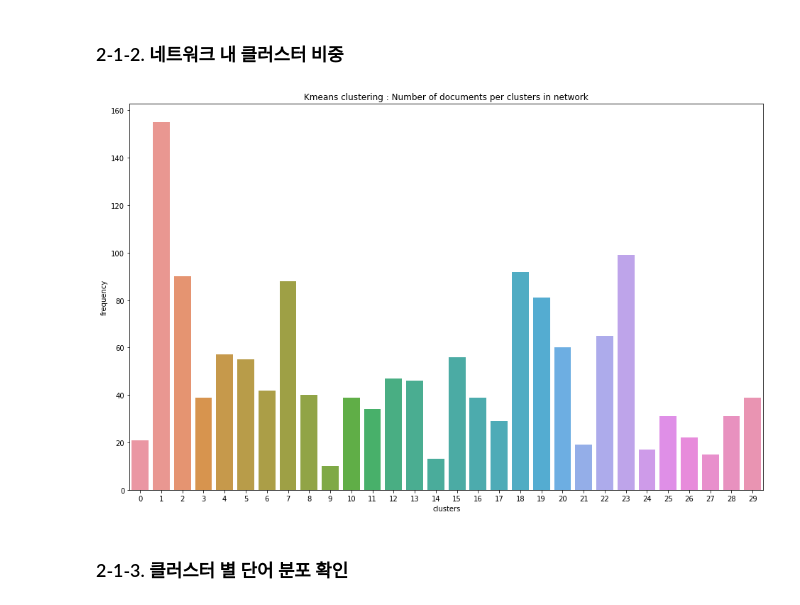
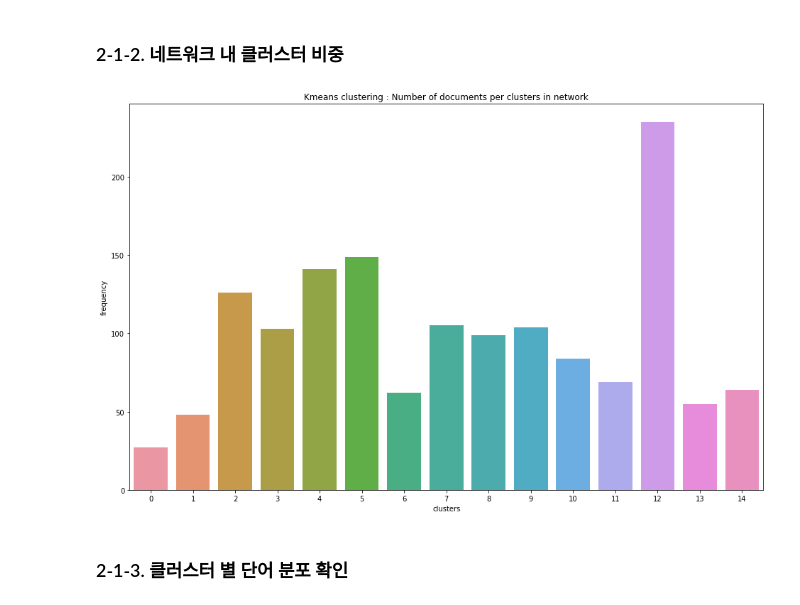
Before and after one commit to Kiminjo/Research-area-extract-from-papers, a Jupyter notebook: data analysis/clustering.ipynb, the cells around one changed output. Cells and saved outputs as stored; diff of their text form; code cells hidden in the pictures.

```diff
--- a/data analysis/clustering.ipynb
+++ b/data analysis/clustering.ipynb
@@ -69,7 +71,7 @@ tsne_vector = TSNE(n_components=2).fit_transform(vector)
 - scikit-learn에서 제공하는 클러스터링 알고리즘을 사용하여 클러스터링 진행
 - 클러스터링 결과를 T-SNE로 시각화
 # %%
-kmeans = KMeans(n_clusters=30).fit(vector)
+kmeans = KMeans(n_clusters=15, random_state=1121).fit(vector)
 kmeans_clusters = kmeans.labels_
 # %% [markdown]
 ### 2-1-1. TSNE 시각화
@@ -84,16 +86,16 @@ plt.show()
 # %% [markdown]
 ### 2-1-2. 네트워크 내 클러스터 비중
 # %%
-count_cluster = {i : kmeans_clusters.tolist().count(i) for i in range(30)}
+count_cluster = {i : kmeans_clusters.tolist().count(i) for i in range(15)}
 
 fig, ax = plt.subplots(figsize=(16,10))
 sns.barplot(x=list(count_cluster.keys()), y=list(count_cluster.values()), ax=ax)
 plt.title('Kmeans clustering : Number of documents per clusters in network')
 plt.xlabel('clusters')
 plt.ylabel('frequency')
 plt.show()
 # %% [output]
-[figure, old version]
+[figure, new version]
 # %% [markdown]
 ### 2-1-3. 클러스터 별 단어 분포 확인
 # %%
```
Also changed, not shown: parts of 70 cells of this notebook.
